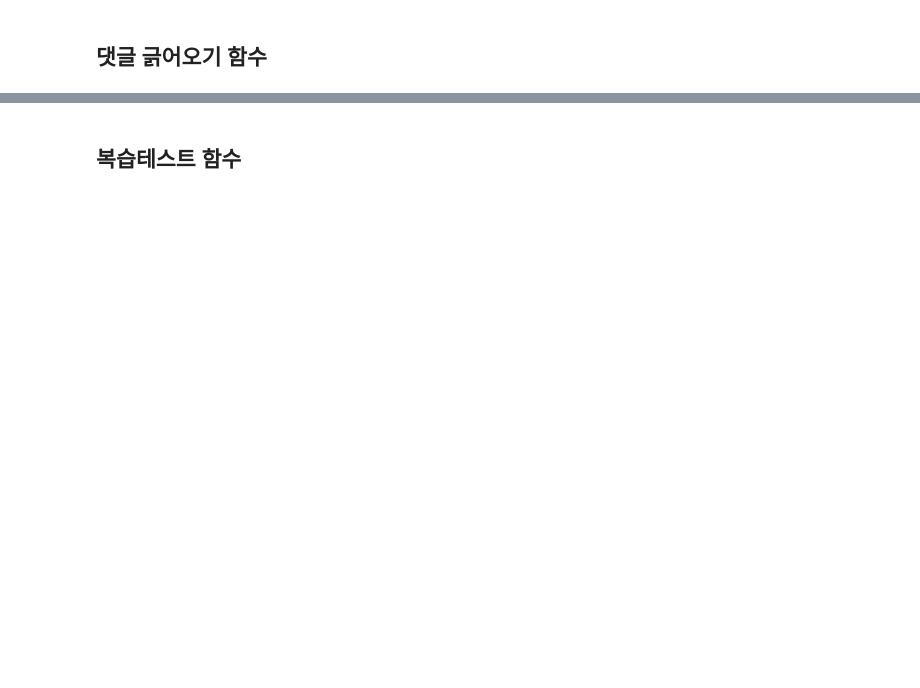
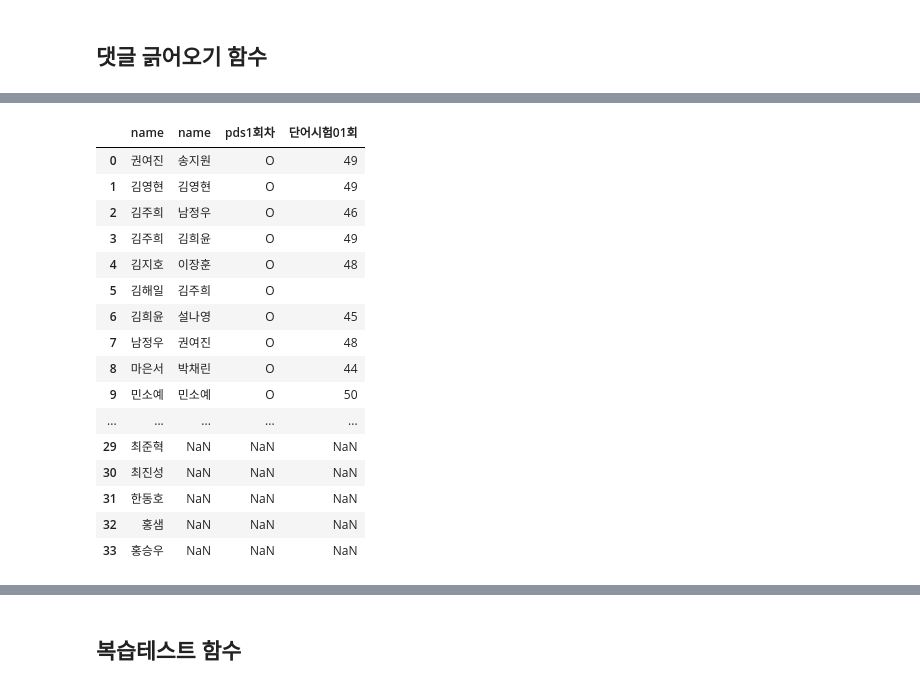
Before and after one commit to hmii/students_homework_checker, a Jupyter notebook: all_band.ipynb, the cells around one changed output, grey strips where cells are left out. Saved outputs shown, nothing was run; the diff lists cells and outputs as text; code cells hidden in the pictures; blank space fills up the shorter version.

```diff
--- a/all_band.ipynb
+++ b/all_band.ipynb
@@ -154,0 +376,21 @@ pds
+# %%
+# merge와 concat의 차이점...
+pd.concat([df_name, total], axis=1) # 인덱스를 기준으로 붙여버린다. merge 사용이 올바름
+# %% [output]
+|  | name | name | pds1회차 | 단어시험01회 |
+| 0 | 권여진 | 송지원 | O | 49 |
+| 1 | 김영현 | 김영현 | O | 49 |
+| 2 | 김주희 | 남정우 | O | 46 |
+| 3 | 김주희 | 김희윤 | O | 49 |
+| 4 | 김지호 | 이장훈 | O | 48 |
+| 5 | 김해일 | 김주희 | O |  |
+| 6 | 김희윤 | 설나영 | O | 45 |
+| 7 | 남정우 | 권여진 | O | 48 |
+| 8 | 마은서 | 박채린 | O | 44 |
+| 9 | 민소예 | 민소예 | O | 50 |
+| ... | ... | ... | ... | ... |
+| 29 | 최준혁 | NaN | NaN | NaN |
+| 30 | 최진성 | NaN | NaN | NaN |
+| 31 | 한동호 | NaN | NaN | NaN |
+| 32 | 홍샘 | NaN | NaN | NaN |
+| 33 | 홍승우 | NaN | NaN | NaN |
```
Also changed, not shown: parts of 47 cells of this notebook.
